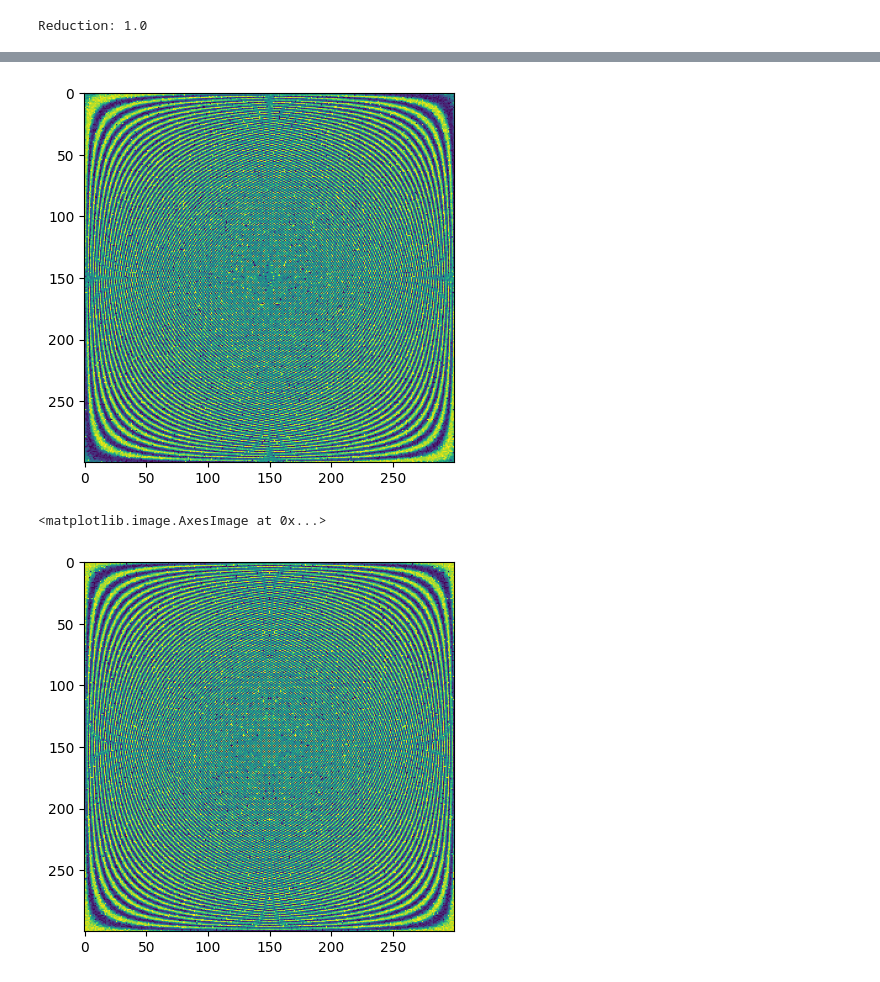
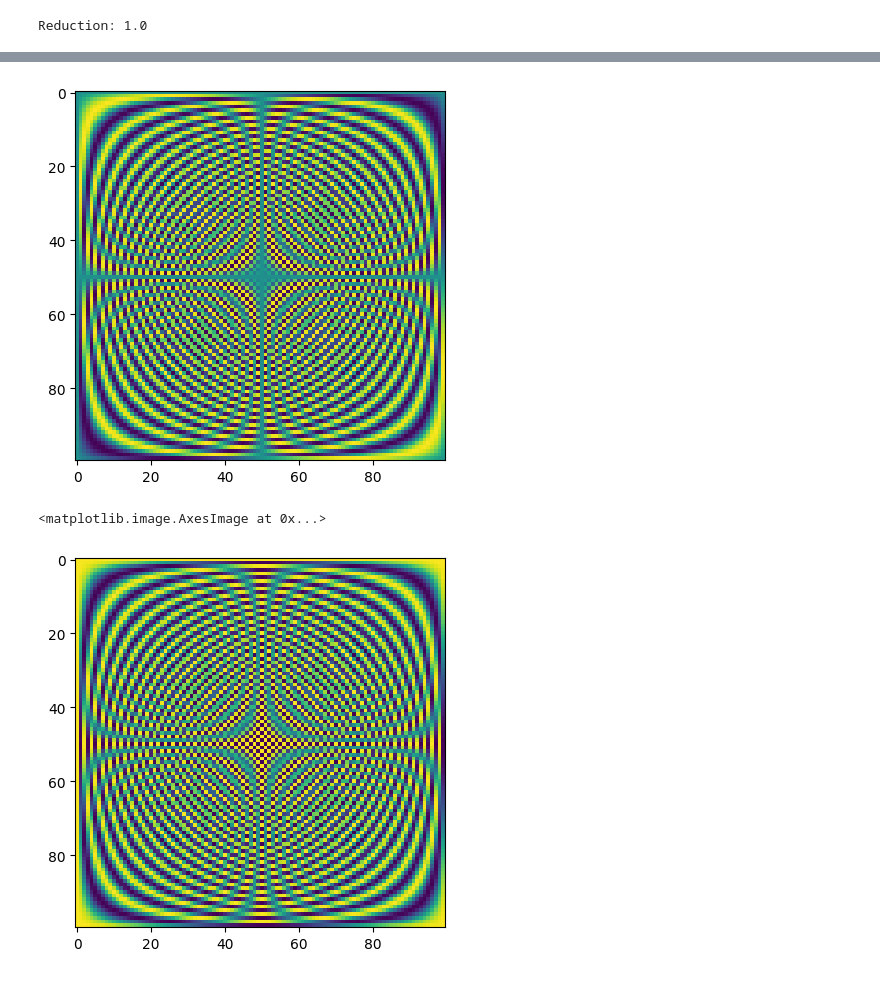
Before and after one commit to foxtrotmike/CS909, a Jupyter notebook: fourier.ipynb, the cells around one changed output, grey strips where cells are left out. Drawn from its saved outputs; the diff is of its cells as text; code cells hidden in the pictures.

```diff
--- a/fourier.ipynb
+++ b/fourier.ipynb
@@ -133,42 +41,42 @@ class MatrixGenerator(nn.Module):
     def __init__(self, M, N):
         super(MatrixGenerator, self).__init__()
         # Define the two MxN learnable matrices
-        #self.matrix0 = nn.Parameter(0.01*torch.randn(N, 2*N))
-        self.matrix1 = nn.Parameter(0.01*torch.randn(N, M))
-        self.matrix2 = nn.Parameter(0.01*torch.randn(M, 2*N))
+        self.matrix0 = nn.Parameter(0.01*torch.randn(N, N))
+        #self.matrix1 = nn.Parameter(0.01*torch.randn(N, M))
+        #self.matrix2 = nn.Parameter(0.01*torch.randn(M, 2*N))
 
     def forward(self,x = None):
-        transformed_matrix1 = self.matrix1
-        transformed_matrix2 = self.matrix2
-        output_matrix = F.tanh(transformed_matrix1@transformed_matrix2)
-        #output_matrix = self.matrix0
+        #transformed_matrix1 = self.matrix1
+        #transformed_matrix2 = self.matrix2
+        #output_matrix = F.tanh(transformed_matrix1@transformed_matrix2)
+        output_matrix = self.matrix0
         return output_matrix
 
 device = torch.device("cuda" if torch.cuda.is_available() else "cpu")
 
 # Parameters
 
-N = 300
+N = 100
 M = 200
 # Convert arrays to tensors, move them to the specified device, and perform operations
 tvals = torch.arange(N).view(-1, 1).float().to(device)  # Reshape and convert to float for division
 freqs = torch.arange(N).view(1, -1).float().to(device)  # Reshape and convert to float for division
 tf = 2 * torch.pi * tvals * freqs / N  # tf_(j,k) = 2*pi*(t_j)*(f_k) = 2pi(j)(k)/N (matrix of size NxN)
 generator = MatrixGenerator(M=M, N=N).to(device)
-#generator_real = MatrixGenerator(M=M, N=N).to(device)
-#generator_imag = MatrixGenerator(M=M, N=N).to(device)
-#optimizer = torch.optim.SGD(list(generator_real.parameters()) + list(generator_imag.parameters()), lr=0.01)
-optimizer = torch.optim.SGD(generator.parameters(), lr=0.05)
+generator_real = MatrixGenerator(M=M, N=N).to(device)
+generator_imag = MatrixGenerator(M=M, N=N).to(device)
+optimizer = torch.optim.SGD(list(generator_real.parameters()) + list(generator_imag.parameters()), lr=0.5)
+#optimizer = torch.optim.SGD(generator.parameters(), lr=0.02)
 losses = []
-for i in tqdm(range(10000)):
+for i in tqdm(range(5000)):
     optimizer.zero_grad()
     x = (torch.randn(1, N)).to(device)
     # Generate W_real and W_imag matrices
     #gen_input = torch.randn(1, M).to(device)
-    W = generator()
-    W_real,W_imag = W[:,:N],W[:,N:]
-    #W_real = generator_real()
-    #W_imag = generator_imag()
+    #W = generator()
+    #W_real,W_imag = W[:,:N],W[:,N:]
+    W_real = generator_real()
+    W_imag = generator_imag()
     # Forward pass using W_real and W_imag from separate generators
     y_real = torch.mm(x, W_real)
     y_imag = torch.mm(x, W_imag)
@@ -187,8 +95,8 @@ for i in tqdm(range(10000)):
 # %%
 def count_parameters(model):
     return sum(p.numel() for p in model.parameters() if p.requires_grad)
-#total_params = count_parameters(generator_real)+count_parameters(generator_imag)
-total_params = count_parameters(generator)
+total_params = count_parameters(generator_real)+count_parameters(generator_imag)
+#total_params = count_parameters(generator)
 
 print(f"Reduction: {total_params/(N*N*2)}")
 
@@ -204,3 +112,3 @@ Reduction: 1.0
-[figure, old version]
+[figure, new version]
 <matplotlib.image.AxesImage at 0x...>
-[figure, old version]
+[figure, new version]
```
Also changed, not shown: parts of 2 cells of this notebook.
